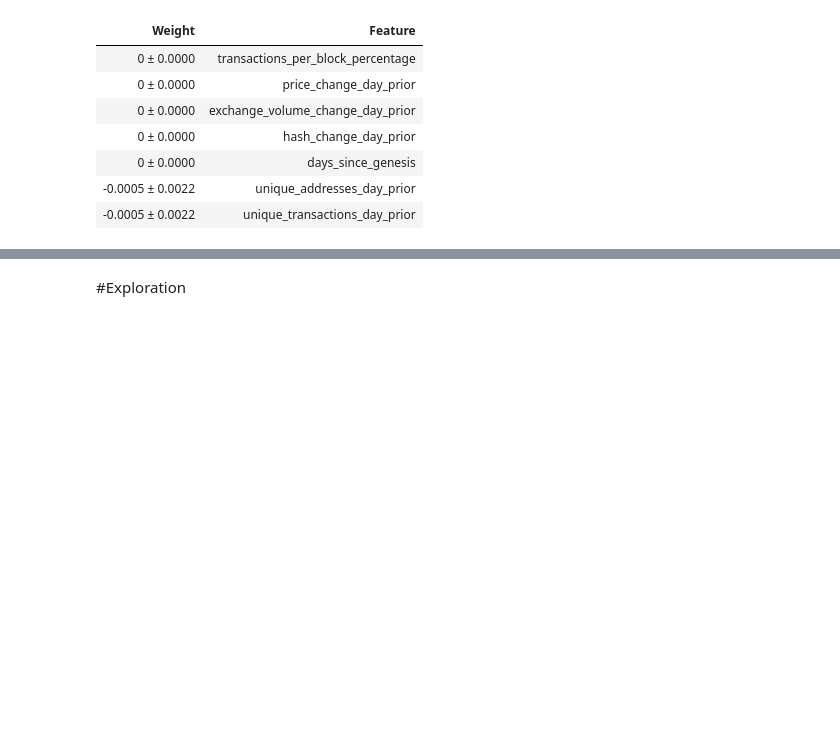
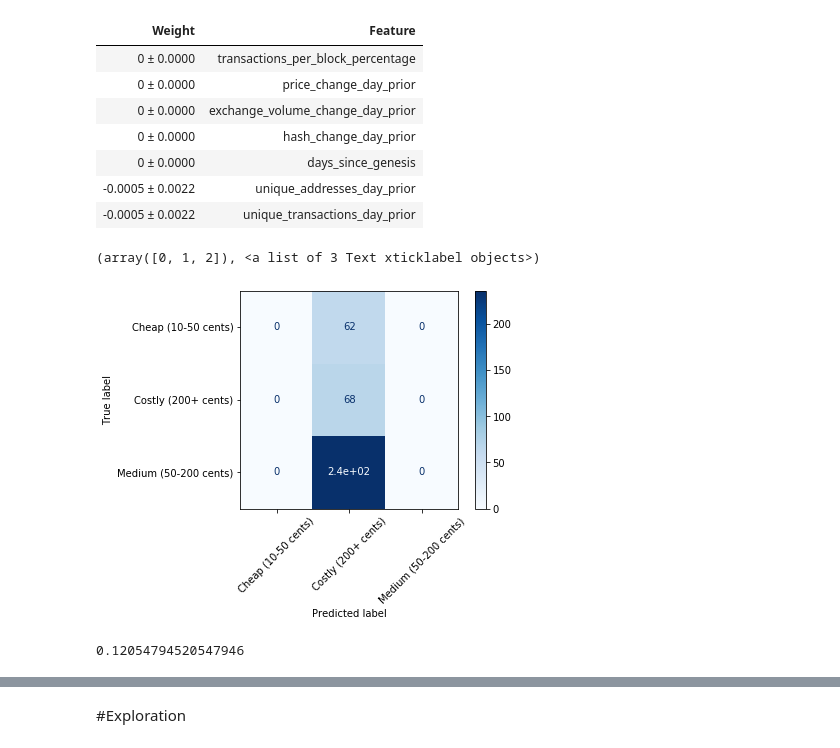
Before and after one commit to repoocsov/Build_Week_2, a Jupyter notebook: build_two.ipynb, the cells around one changed output, grey strips where cells are left out. Drawn from its saved outputs; the diff is of its cells as text; code cells hidden in the pictures; blank space fills up the shorter version.

```diff
--- a/build_two.ipynb
+++ b/build_two.ipynb
@@ -367,0 +366,23 @@ eli5.show_weights(
+# %%
+""" CONFUSION MATRIX """
+from sklearn.metrics import confusion_matrix
+from sklearn.metrics import plot_confusion_matrix
+
+disp = plot_confusion_matrix(model, X_test, y_test,
+                                 cmap=plt.cm.Blues)
+
+plt.xticks(rotation=45)
+# %% [output]
+(array([0, 1, 2]), <a list of 3 Text xticklabel objects>)
+[figure, added]
+# %%
+""" K NEIGHBORS """
+from sklearn.neighbors import KNeighborsClassifier
+
+neigh = KNeighborsClassifier(n_neighbors=3)
+neigh.fit(X_train, y_train)
+
+y_pred = neigh.predict(X_val)
+accuracy_score(y_val, y_pred)
+# %% [output]
+0.12054794520547946
```
Also changed, not shown: parts of 2 cells of this notebook.
